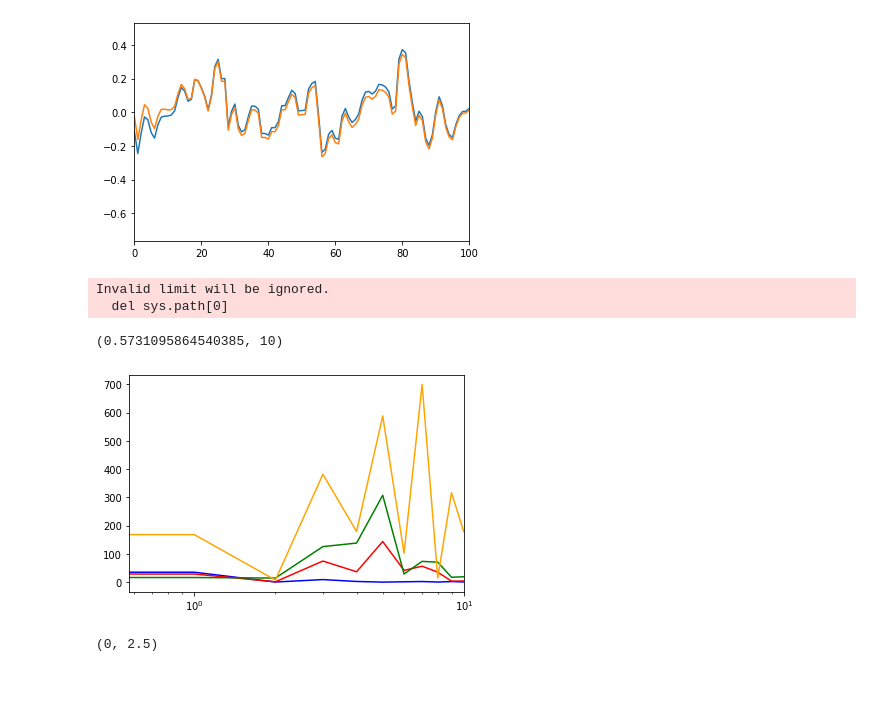
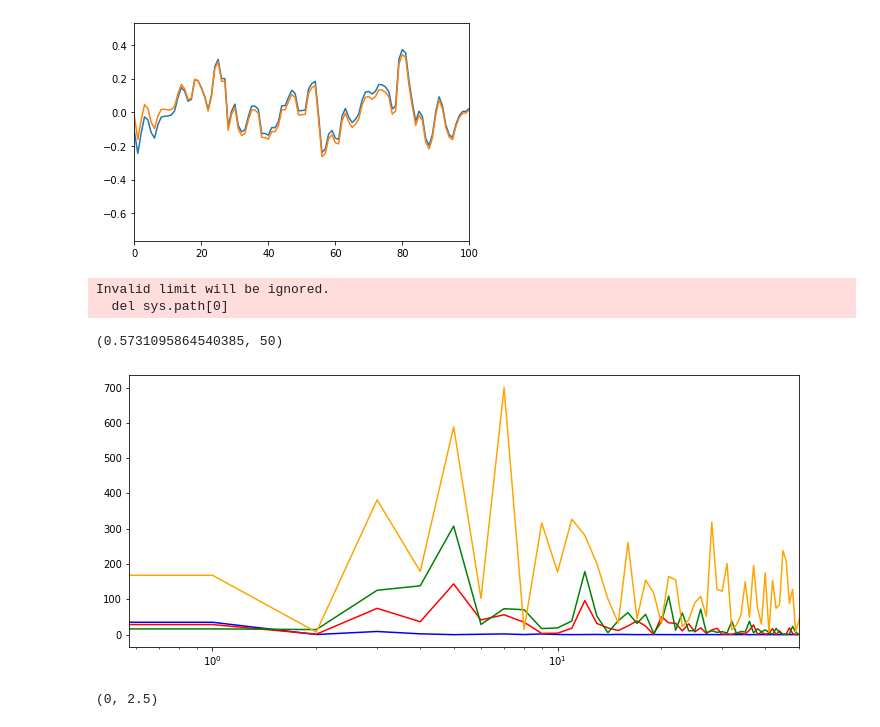
Before and after one commit to Devinml/Human-activity-recognition-using-smartphone-data, a Jupyter notebook: notebooks/EDA_RAW_DATA.ipynb, the cells around one changed output. Drawn from its saved outputs; the diff is of its cells as text; code cells hidden in the pictures; blank space fills up the shorter version.

```diff
--- a/notebooks/EDA_RAW_DATA.ipynb
+++ b/notebooks/EDA_RAW_DATA.ipynb
@@ -38,5 +38,7 @@ memory usage: 77.1 MB
 # %%
 df_walk = df[df['label'] == 1].reset_index()
 df_up = df[df['label']== 2]
-df_lay = df[df['label'] == 6]
 df_down = df[df['label'] == 3]
+df_sit = df[df['label'] == 4]
+df_standing = df[df['label'] == 5]
+df_lay = df[df['label'] == 6].reset_index()
@@ -111,22 +116,22 @@ plt.xlim(0,100)
 # %%
 PSD, freq, L = compute_fft(data,dt=.02)
 PSD2, freq2,L2 = compute_fft(raw_data,dt=.02)
 psd_down, freq_down,l_down = compute_fft(df_down['Z'], dt=.02)
 psd_up, freq_up,l_up = compute_fft(df_up['Z'], dt=.02)
 psd_lay, freq_lay,l_lay = compute_fft(df_lay['Z'], dt=.02)
-fig, ax = plt.subplots()
+fig, ax = plt.subplots(figsize=(12,5))
 # ax.plot(freq[L], PSD[L],color='red',alpha=.5)
 ax.semilogx(PSD2[L2],color='blue')
 ax.semilogx(psd_down[l_down],color='red')
 ax.semilogx(psd_up[l_up],color='green')
 ax.semilogx(psd_lay[l_lay],color='orange')
 # ax.plot(PSD2[L2],color='blue',alpha=.5)
-plt.xlim(0,10)
+plt.xlim(0,50)
 # %% [output]
 Invalid limit will be ignored.
   del sys.path[0]
-(0.5731095864540385, 10)
+(0.5731095864540385, 50)
-[figure, old version]
+[figure, new version]
 # %%
 data_walk = df_walk['Z'].copy()
 data_walk['filtered'] = data
```
Also changed, not shown: parts of 11 cells of this notebook.
